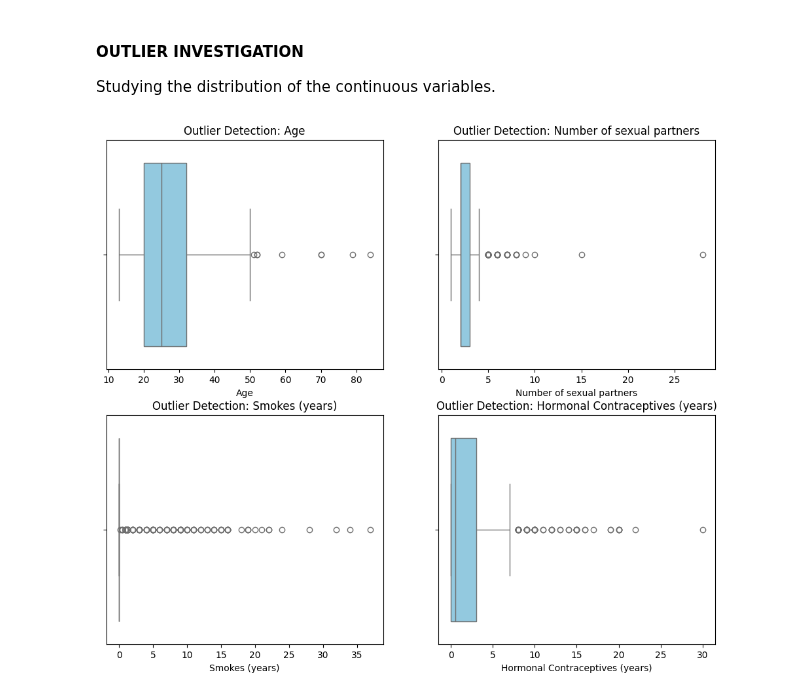
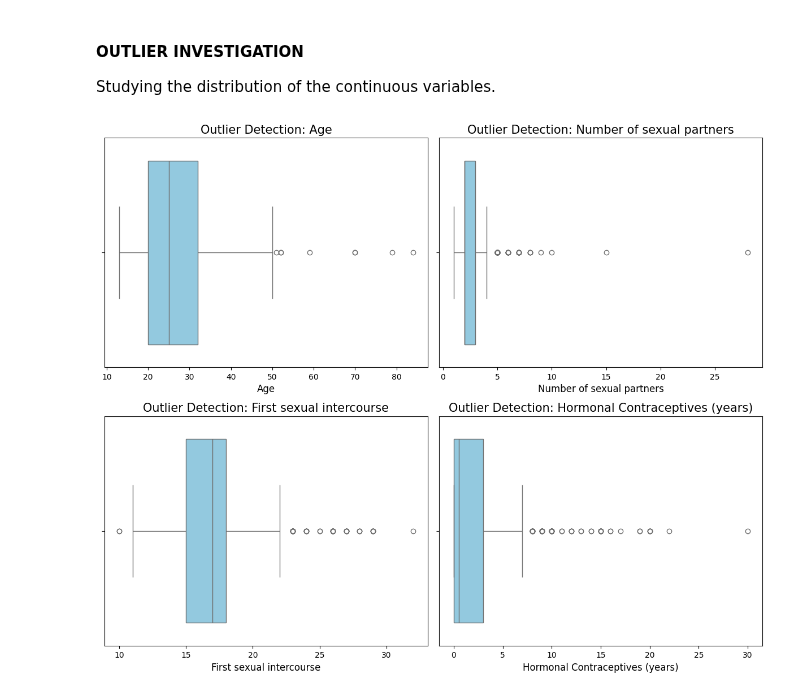
Before and after one commit to Filippo7206/unibo-dtm-ml-2526-cervical-cancer-predictor, a Jupyter notebook: notebooks/01_eda.ipynb, the cells around one changed output. Cells and saved outputs as stored; diff of their text form; code cells hidden in the pictures.

Commit message:
Continuing EDA. Ultimating outlier investigation and performing near-zero-variance checking.

```diff
--- a/notebooks/01_eda.ipynb
+++ b/notebooks/01_eda.ipynb
@@ -423,14 +424,15 @@ One relevant fact about citology and its relationship with the other tests: taki
 #### OUTLIER INVESTIGATION
 Studying the distribution of the continuous variables.
 # %%
-cols_to_check = ['Age', 'Number of sexual partners', 'Smokes (years)', 'Hormonal Contraceptives (years)']
+cols_to_check = ['Age', 'Number of sexual partners', 'First sexual intercourse', 'Hormonal Contraceptives (years)']
 
 plt.figure(figsize=(12, 10))
 for i, col in enumerate(cols_to_check):
     plt.subplot(2, 2, i+1)
     sns.boxplot(x=df[col], color='skyblue')
-    plt.title(f'Outlier Detection: {col}')
-
+    plt.title(f'Outlier Detection: {col}', size=15)
+    plt.xlabel(col, size=12)
+plt.tight_layout()
 plt.show()
 # %% [output]
-[figure, old version]
+[figure, new version]
```
Also changed, not shown: parts of 8 cells of this notebook.
